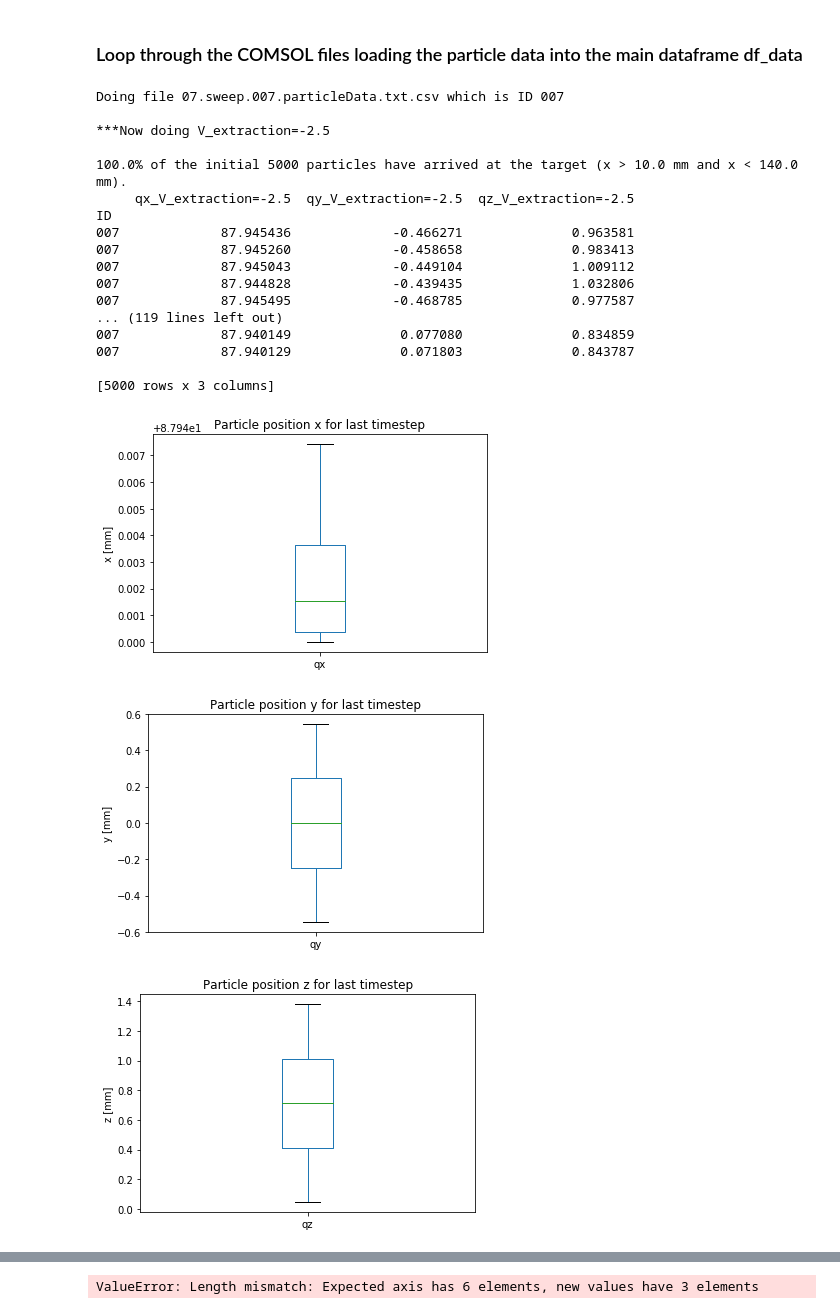
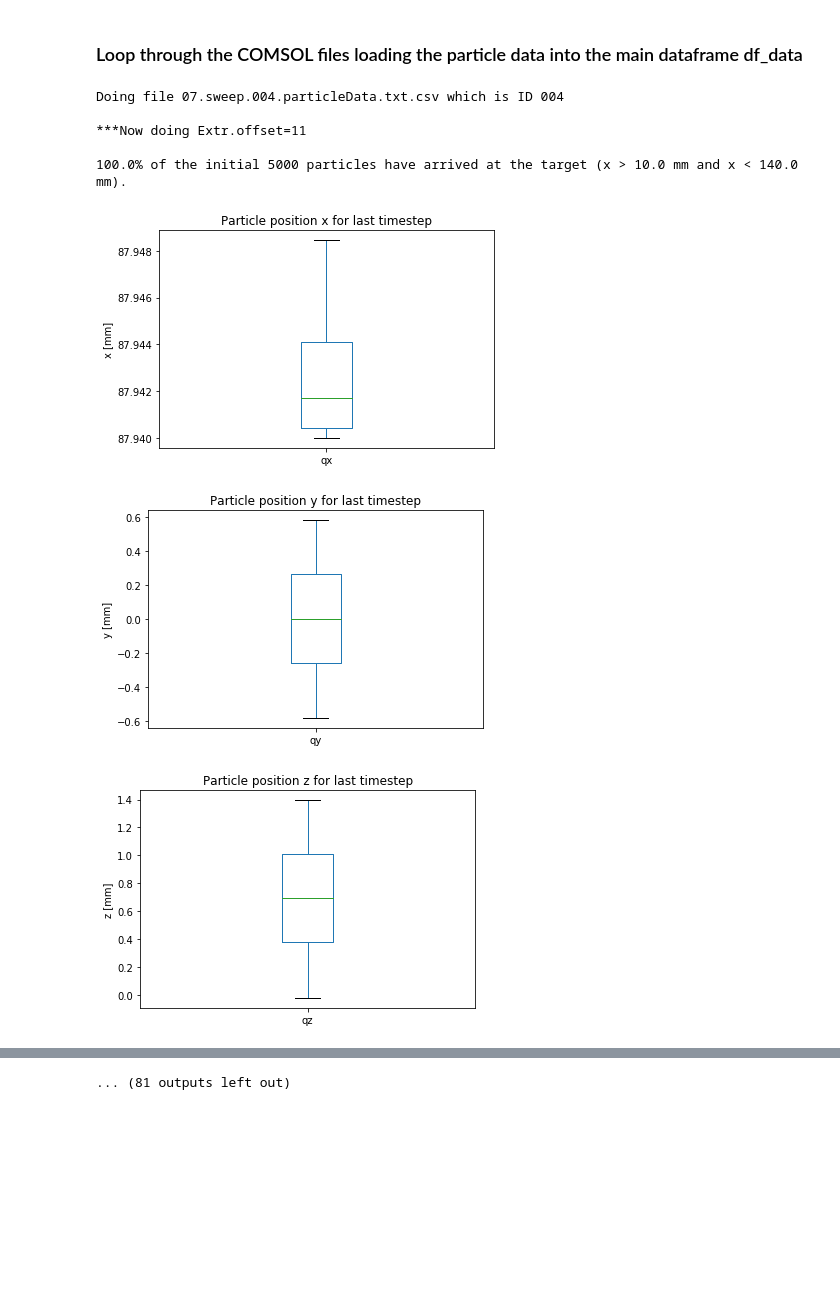
Before and after one commit to kromerh/phd_python, a Jupyter notebook: 03_COMSOL/03_BeamOptics/01_particlePosition/02.current_chamber.07.sweep.particlePosition.ipynb, the cells around one changed output, grey strips where cells are left out. Saved outputs shown, nothing was run; the diff lists cells and outputs as text; code cells hidden in the pictures; blank space fills up the shorter version.

```diff
--- a/03_COMSOL/03_BeamOptics/01_particlePosition/02.current_chamber.07.sweep.particlePosition.ipynb
+++ b/03_COMSOL/03_BeamOptics/01_particlePosition/02.current_chamber.07.sweep.particlePosition.ipynb
@@ -118,10 +118,10 @@ for COMSOL_data_file in COMSOL_files:
     run_ID = re.findall(r'\.(\d\d\d)\.particleData', runfile)[0]
 
     # select only one run_ID
-    if run_ID == '007':
-        pass
-    else:
-        continue
+#     if run_ID == '006':
+#         pass
+#     else:
+#         continue
 
     print(f'Doing file {runfile} which is ID {run_ID}')
 
@@ -199,7 +199,7 @@ for COMSOL_data_file in COMSOL_files:
         assert 'qx' in cols[0]
         assert 'qy' in cols[1]
         assert 'qz' in cols[2]
-        print(df_arrived)
+#         print(df_arrived)
 
         df_arrived.columns = ['qx', 'qy', 'qz']
 
@@ -234,13 +234,16 @@ for COMSOL_data_file in COMSOL_files:
         qr = np.sqrt(qy**2+qz**2)
 
         nbins = 200
-        lim = 3
+        if run_ID == '006':
+            lim = 6
+        else:
+            lim = 3
         x = qy
         y = qz
         data = np.vstack([qy, qz])
         k = kde.gaussian_kde(data)
         # xi, yi = np.mgrid[x.min():x.max():nbins*1j, y.min():y.max():nbins*1j]
-        xi, yi = np.mgrid[-3:3:nbins*1j, -3:3:nbins*1j]
+        xi, yi = np.mgrid[-lim:lim:nbins*1j, -lim:lim:nbins*1j]
         zi = k(np.vstack([xi.flatten(), yi.flatten()]))
         df_histData = pd.DataFrame()
 
@@ -355,7 +358,7 @@ for COMSOL_data_file in COMSOL_files:
         axScatter = plt.axes(rect_scatter)
 
         axHistx = plt.axes(rect_histx)
-        plt.title(f'{runfile}')
+        plt.title(f'{runfile}- {sweep_val}')
         axHisty = plt.axes(rect_histy)
 
         # no labels
@@ -437,49 +440,37 @@ for COMSOL_data_file in COMSOL_files:
 
         # plt.show()
 
         filename =  '{}/{}_{}'.format(directory, runfile, sweep_val)
         df_histData.to_csv(f'{filename}_df_histData.csv')
         # print(nn)
         # plt.savefig(filename + '.eps', dpi=1200)
         # plt.savefig(filename + '.svg', dpi=1200)
         plt.savefig(filename + '.png', dpi=600)
 
         plt.close('all')
         if 'BIDIR' in runfile:
             s_type = 'BIDIR'
         else:
             s_type = 'TD'
         # id = re.findall(r'(\d\d)\.', runfile)[0]
         df_FWHM['id'] = runfile
         df_FWHM['runfile'] = runfile
         df_FWHM['run_type'] = s_type
         df_FWHM['sweep_variable'] = sweep_val
         df_output = df_output.append(df_FWHM)
         # plt.show()
 
 fname = f'{COMSOL_data_file_path}/plots/2D_histograms_lastTimestep/df_FWHMs.csv'
 df_output = df_output.set_index('id').sort_index()
 df_output.to_csv(fname)
 # %% [output]
-Doing file 07.sweep.007.particleData.txt.csv which is ID 007
+Doing file 07.sweep.004.particleData.txt.csv which is ID 004
 
-***Now doing V_extraction=-2.5
+***Now doing Extr.offset=11
 
 100.0% of the initial 5000 particles have arrived at the target (x > 10.0 mm and x < 140.0 mm).
-     qx_V_extraction=-2.5  qy_V_extraction=-2.5  qz_V_extraction=-2.5
-ID
-007             87.945436             -0.466271              0.963581
-007             87.945260             -0.458658              0.983413
-007             87.945043             -0.449104              1.009112
-007             87.944828             -0.439435              1.032806
-007             87.945495             -0.468785              0.977587
-... (119 lines left out)
-007             87.940149              0.077080              0.834859
-007             87.940129              0.071803              0.843787
-
-[5000 rows x 3 columns]
-[figure, old version]
+[figure, new version]
-[figure, old version]
+[figure, new version]
-[figure, old version]
+[figure, new version]
 ******Doing plots...
 
@@ -521 +491 @@ ID
-ValueError: Length mismatch: Expected axis has 6 elements, new values have 3 elements
+... (81 outputs left out)
```
Also changed, not shown: parts of 1 cell of this notebook, 4 other files.
